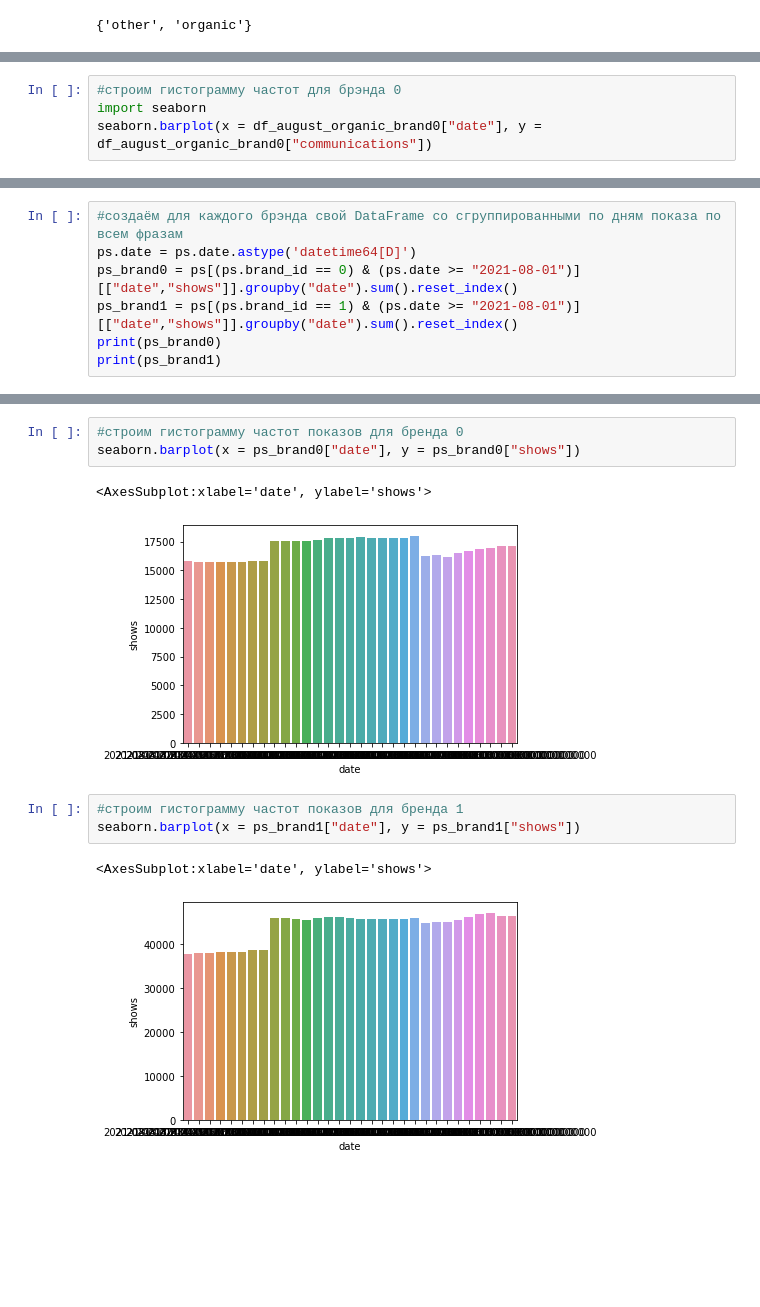
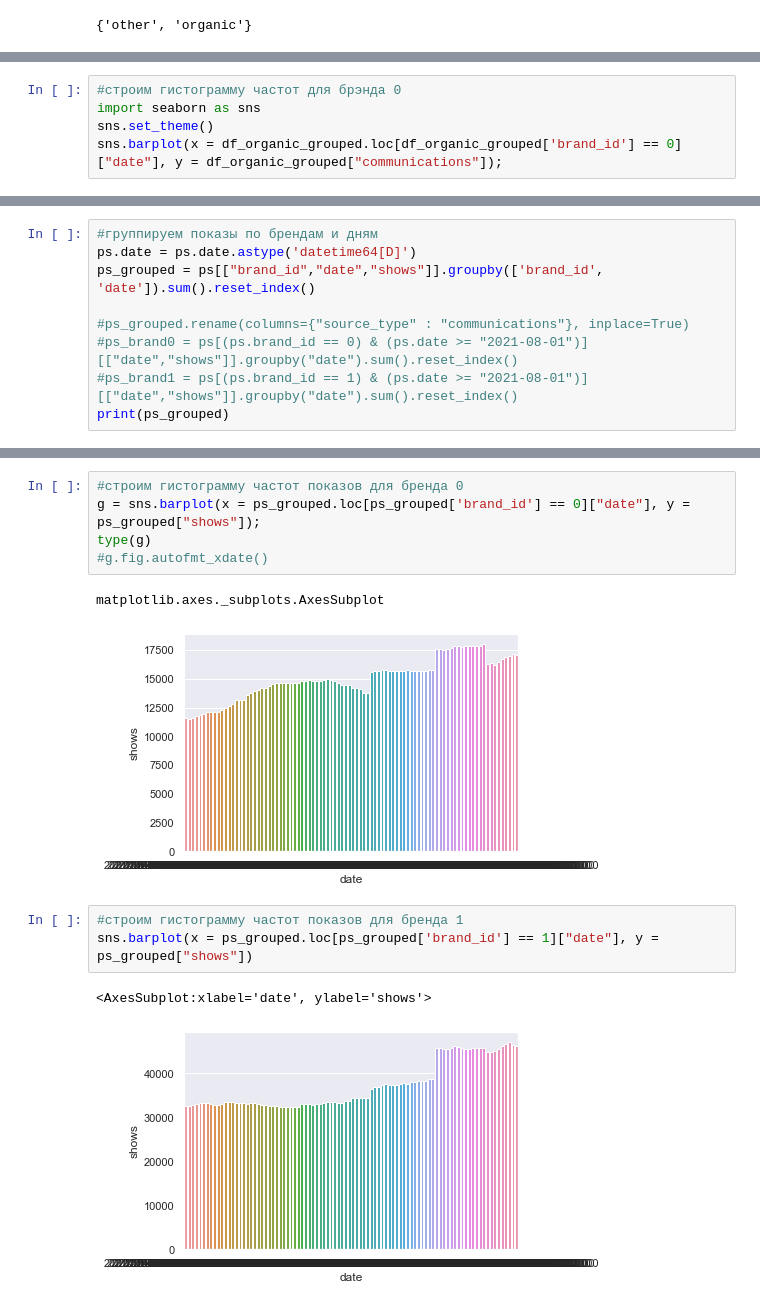
Before and after one commit to nicklob/testTaskMaksimum, a Jupyter notebook: Тестовое задание в Максимум.ipynb, the cells around one changed output, grey strips where cells are left out. Drawn from its saved outputs; the diff is of its cells as text; blank space fills up the shorter version.

```diff
--- a/Тестовое задание в Максимум.ipynb
+++ b/Тестовое задание в Максимум.ipynb
@@ -175,5 +165,6 @@ print(df_august_organic_brand1)
 # %%
 #строим гистограмму частот для брэнда 0
-import seaborn
-seaborn.barplot(x = df_august_organic_brand0["date"], y = df_august_organic_brand0["communications"])
+import seaborn as sns
+sns.set_theme()
+sns.barplot(x = df_organic_grouped.loc[df_organic_grouped['brand_id'] == 0]["date"], y = df_organic_grouped["communications"]);
 # %% [output]
@@ -188,8 +226,10 @@ seaborn.barplot(x = df_august_organic_brand1["date"], y = df_august_organic_bran
 # %%
-#создаём для каждого брэнда свой DataFrame cо cгруппированными по дням показа по всем фразам
+#группируем показы по брендам и дням
 ps.date = ps.date.astype('datetime64[D]')
-ps_brand0 = ps[(ps.brand_id == 0) & (ps.date >= "2021-08-01")][["date","shows"]].groupby("date").sum().reset_index()
-ps_brand1 = ps[(ps.brand_id == 1) & (ps.date >= "2021-08-01")][["date","shows"]].groupby("date").sum().reset_index()
-print(ps_brand0)
-print(ps_brand1)
+ps_grouped = ps[["brand_id","date","shows"]].groupby(['brand_id', 'date']).sum().reset_index()
+
+#ps_grouped.rename(columns={"source_type" : "communications"}, inplace=True)
+#ps_brand0 = ps[(ps.brand_id == 0) & (ps.date >= "2021-08-01")][["date","shows"]].groupby("date").sum().reset_index()
+#ps_brand1 = ps[(ps.brand_id == 1) & (ps.date >= "2021-08-01")][["date","shows"]].groupby("date").sum().reset_index()
+print(ps_grouped)
 # %% [output]
@@ -213,13 +253,15 @@ print(ps_brand1)
 # %%
 #строим гистограмму частот показов для бренда 0
-seaborn.barplot(x = ps_brand0["date"], y = ps_brand0["shows"])
+g = sns.barplot(x = ps_grouped.loc[ps_grouped['brand_id'] == 0]["date"], y = ps_grouped["shows"]);
+type(g)
+#g.fig.autofmt_xdate()
 # %% [output]
-<AxesSubplot:xlabel='date', ylabel='shows'>
+matplotlib.axes._subplots.AxesSubplot
-[figure, old version]
+[figure, new version]
 # %%
 #строим гистограмму частот показов для бренда 1
-seaborn.barplot(x = ps_brand1["date"], y = ps_brand1["shows"])
+sns.barplot(x = ps_grouped.loc[ps_grouped['brand_id'] == 1]["date"], y = ps_grouped["shows"])
 # %% [output]
 <AxesSubplot:xlabel='date', ylabel='shows'>
-[figure, old version]
+[figure, new version]
 # %%
```
Also changed, not shown: parts of 21 cells of this notebook.
